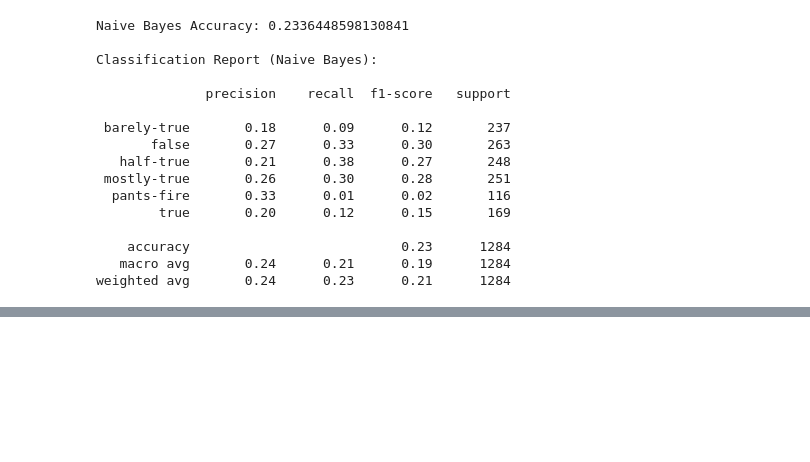
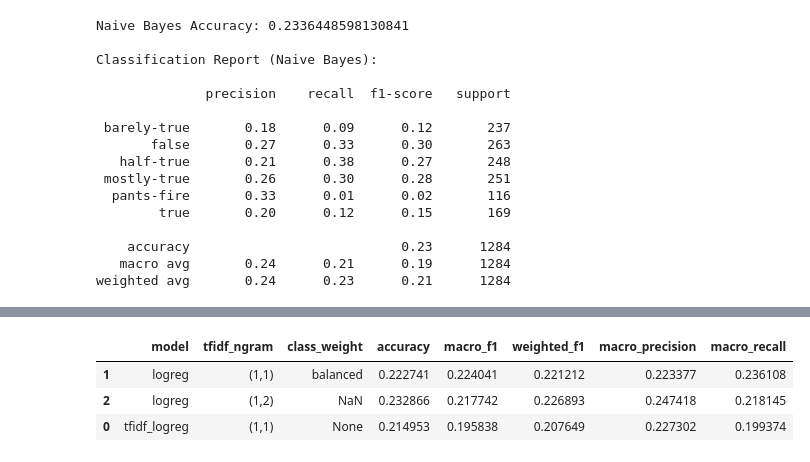
Before and after one commit to NicolasIssa1/fake-news-dissertation, a Jupyter notebook: notebooks/02_baseline_models.ipynb, the cells around one changed output, grey strips where cells are left out. Drawn from its saved outputs; the diff is of its cells as text; code cells hidden in the pictures; blank space fills up the shorter version.

Commit message:
Week 3: baseline evaluation, error analysis, and classical variants

```diff
--- a/notebooks/02_baseline_models.ipynb
+++ b/notebooks/02_baseline_models.ipynb
@@ -16,3 +16,8 @@ from sklearn.metrics import (
 import matplotlib.pyplot as plt
 import json
 from pathlib import Path
+
+# Canonical results folder (repo root)
+RESULTS_DIR = Path("..") / "results"
+RESULTS_DIR.mkdir(parents=True, exist_ok=True)
+print("RESULTS_DIR:", RESULTS_DIR.resolve())
@@ -162,0 +313,82 @@ Saved files to: /workspaces/fake-news-dissertation/notebooks/results
+# %%
+from pathlib import Path
+import json
+import pandas as pd
+import numpy as np
+
+RESULTS_DIR = Path("..") / "results"
+
+# --- Load baseline metrics JSON ---
+baseline_metrics_path = RESULTS_DIR / "baseline_metrics.json"
+with open(baseline_metrics_path, "r", encoding="utf-8") as f:
+    bm = json.load(f)
+
+# --- Recompute key metrics from valid_predictions.csv (source of truth) ---
+preds_path = RESULTS_DIR / "valid_predictions.csv"
+preds = pd.read_csv(preds_path)
+
+y_true = preds["true_label"].astype(str).to_numpy()
+y_pred = preds["pred_label"].astype(str).to_numpy()
+
+labels = sorted(set(y_true) | set(y_pred))
+idx = {lab: i for i, lab in enumerate(labels)}
+cm = np.zeros((len(labels), len(labels)), dtype=int)
+for t, p in zip(y_true, y_pred):
+    cm[idx[t], idx[p]] += 1
+
+acc = np.trace(cm) / cm.sum() if cm.sum() else 0.0
+
+tp = np.diag(cm)
+fp = cm.sum(axis=0) - tp
+fn = cm.sum(axis=1) - tp
+
+precision = np.divide(tp, tp + fp, out=np.zeros_like(tp, dtype=float), where=(tp + fp) != 0)
+recall    = np.divide(tp, tp + fn, out=np.zeros_like(tp, dtype=float), where=(tp + fn) != 0)
+f1        = np.divide(2 * precision * recall, precision + recall, out=np.zeros_like(tp, dtype=float), where=(precision + recall) != 0)
+
+support = cm.sum(axis=1)
+macro_precision = float(np.mean(precision))
+macro_recall    = float(np.mean(recall))
+macro_f1        = float(np.mean(f1))
+weighted_f1     = float(np.average(f1, weights=support)) if support.sum() else 0.0
+
+# --- Build baseline row (match your variants table columns) ---
+baseline_row = {
+    "model": bm.get("model", "tfidf_logreg"),
+    "tfidf_ngram": bm.get("tfidf_ngram", "(1,1)"),
+    "class_weight": bm.get("class_weight", None),
+    "accuracy": float(acc),
+    "macro_f1": float(macro_f1),
+    "weighted_f1": float(weighted_f1),
+    "macro_precision": float(macro_precision),
+    "macro_recall": float(macro_recall),
+}
+
+# --- Load existing variants table ---
+variants_path = RESULTS_DIR / "baseline_variants.csv"
+variants_df = pd.read_csv(variants_path)
+
+# If the baseline row already exists (same ngram + class_weight), don't duplicate
+def norm(x):
+    if pd.isna(x):
+        return ""
+    return str(x).strip().lower()
+
+baseline_key = (norm(baseline_row["tfidf_ngram"]), norm(baseline_row["class_weight"]))
+
+existing_keys = set(
+    (norm(r["tfidf_ngram"]), norm(r["class_weight"]))
+    for _, r in variants_df.iterrows()
+)
+
+if baseline_key not in existing_keys:
+    variants_df = pd.concat([pd.DataFrame([baseline_row]), variants_df], ignore_index=True)
+
+# Sort by macro_f1 (best at top)
+variants_df = variants_df.sort_values("macro_f1", ascending=False)
+
+# Save back
+variants_df.to_csv(variants_path, index=False)
+print("Updated:", variants_path.resolve())
+variants_df
+# %% [output]
@@ -162,0 +396,4 @@ Saved files to: /workspaces/fake-news-dissertation/notebooks/results
+|  | model | tfidf_ngram | class_weight | accuracy | macro_f1 | weighted_f1 | macro_precision | macro_recall |
+| 1 | logreg | (1,1) | balanced | 0.222741 | 0.224041 | 0.221212 | 0.223377 | 0.236108 |
+| 2 | logreg | (1,2) | NaN | 0.232866 | 0.217742 | 0.226893 | 0.247418 | 0.218145 |
+| 0 | tfidf_logreg | (1,1) | None | 0.214953 | 0.195838 | 0.207649 | 0.227302 | 0.199374 |
```
Also changed, not shown: parts of 7 cells of this notebook, 15 other files.
